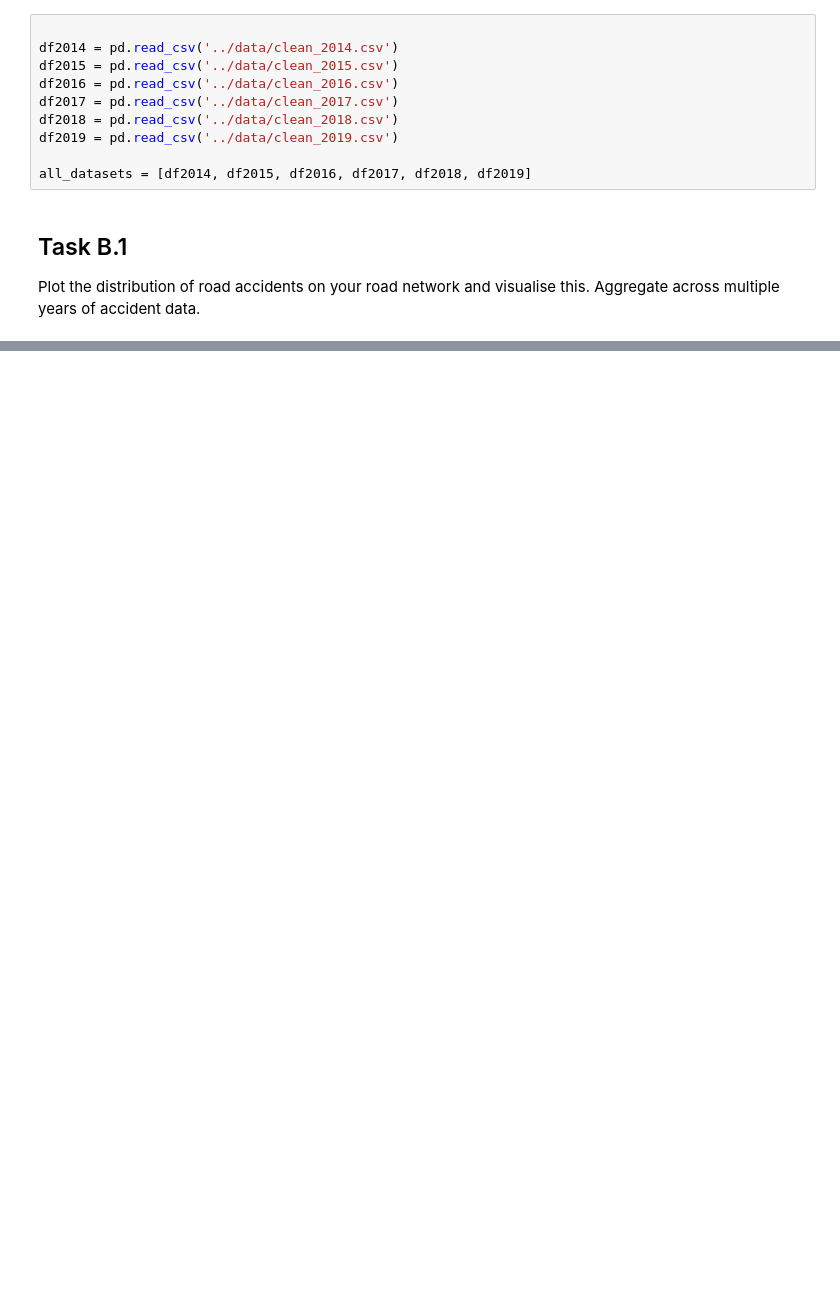
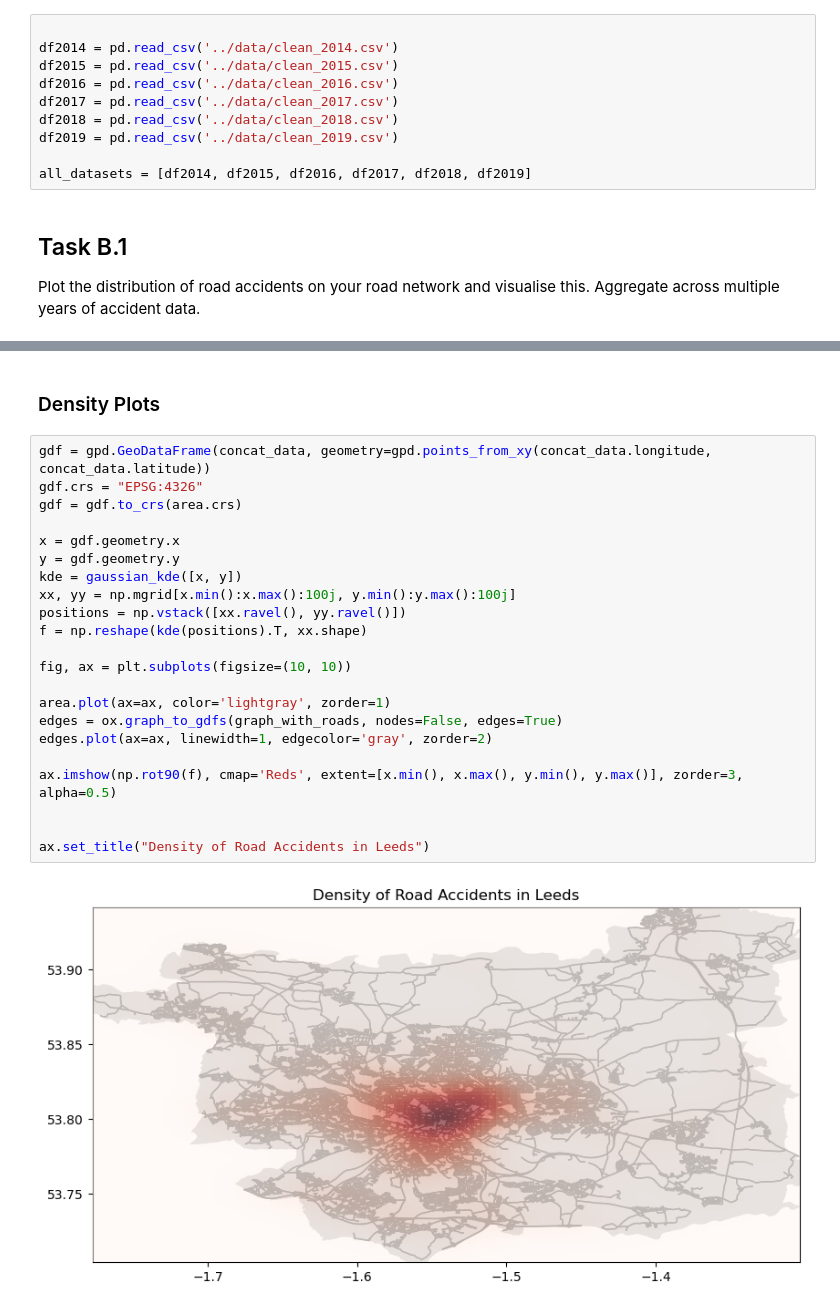
Before and after one commit to RichardGubijev/NDACW2, a Jupyter notebook: taskB/task_b.ipynb, the cells around one changed output, grey strips where cells are left out. Cells and saved outputs as stored; diff of their text form; blank space fills up the shorter version.

```diff
--- a/taskB/task_b.ipynb
+++ b/taskB/task_b.ipynb
@@ -86,0 +91,26 @@ concat_data.to_csv('test.csv')
+# %% [markdown]
+### Density Plots
+# %%
+gdf = gpd.GeoDataFrame(concat_data, geometry=gpd.points_from_xy(concat_data.longitude, concat_data.latitude))
+gdf.crs = "EPSG:4326"
+gdf = gdf.to_crs(area.crs)
+
+x = gdf.geometry.x
+y = gdf.geometry.y
+kde = gaussian_kde([x, y])
+xx, yy = np.mgrid[x.min():x.max():100j, y.min():y.max():100j]
+positions = np.vstack([xx.ravel(), yy.ravel()])
+f = np.reshape(kde(positions).T, xx.shape)
+
+fig, ax = plt.subplots(figsize=(10, 10))
+
+area.plot(ax=ax, color='lightgray', zorder=1)
+edges = ox.graph_to_gdfs(graph_with_roads, nodes=False, edges=True)
+edges.plot(ax=ax, linewidth=1, edgecolor='gray', zorder=2)
+
+ax.imshow(np.rot90(f), cmap='Reds', extent=[x.min(), x.max(), y.min(), y.max()], zorder=3, alpha=0.5)
+
+
+ax.set_title("Density of Road Accidents in Leeds")
+# %% [output]
+[figure, added]
```
Also changed, not shown: parts of 13 cells of this notebook, 3 other files.
